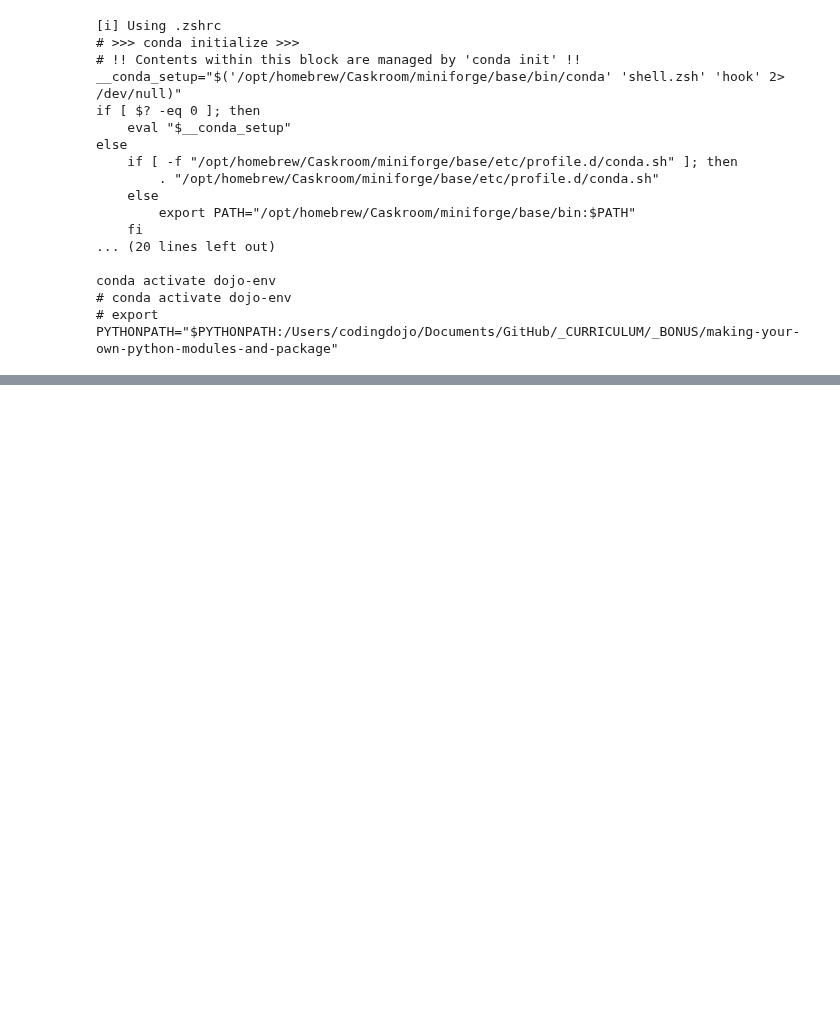
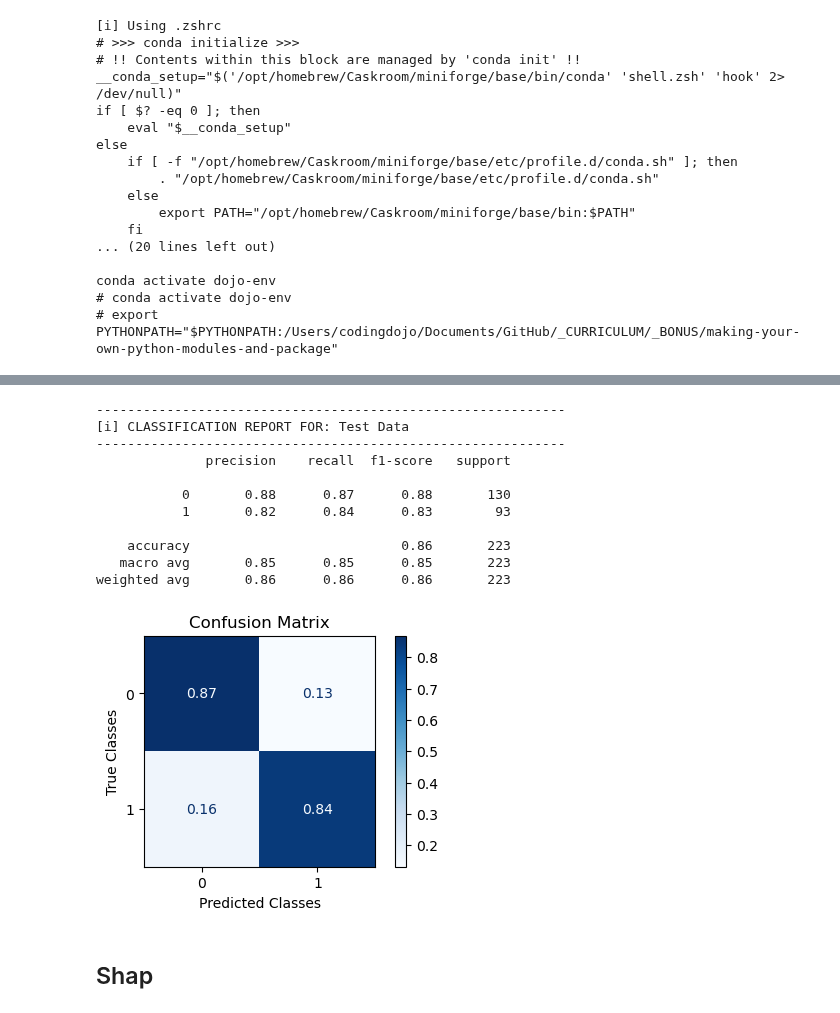
Before and after one commit to coding-dojo-data-science/dojo-env-setup, a Jupyter notebook: EnvironmentTester-py38.ipynb, the cells around one changed output, grey strips where cells are left out. Cells and saved outputs as stored; diff of their text form; code cells hidden in the pictures; blank space fills up the shorter version.

```diff
--- a/EnvironmentTester-py38.ipynb
+++ b/EnvironmentTester-py38.ipynb
@@ -257,0 +397,59 @@ conda activate dojo-env
+# %%
+def evaluate_classification(model,X,y_true, classes=None, normalize='true',
+                            cmap="Blues",  label="Test Data", figsize=(5,3)):
+
+    ## Get Predictions
+    y_pred = model.predict(X)
+
+    ## Classification Report / Scores
+    dashes = '---'*20
+    print(dashes)
+    print(f"[i] CLASSIFICATION REPORT FOR: {label}")
+    print(dashes)
+
+    print(metrics.classification_report(y_true,y_pred,
+                                        target_names=classes))
+    # print(dashes)
+
+
+    ## Plot a confusion matrix
+    fig, ax = plt.subplots(figsize=figsize)
+    metrics.ConfusionMatrixDisplay.from_predictions(y_true,y_pred,
+                                                         normalize=normalize,
+                                                        cmap=cmap,ax=ax)
+#     cm = metrics.confusion_matrix(y_true,y_pred,normalize=normalize,)
+#     # plt.figure(figsize=figsize)
+#     ax = sns.heatmap(cm, annot=True,square=True,cmap=cmap)
+
+    if classes != None:
+        ## Label classes
+        ax.set_xticklabels(classes)
+        ax.set_yticklabels(classes,rotation=0)
+
+    ## Add axis labels & title
+    ax.set_ylabel('True Classes')
+    ax.set_xlabel('Predicted Classes')
+    ax.set_title('Confusion Matrix');
+    plt.show()
+# %%
+import sklearn.metrics as metrics
+
+from sklearn.ensemble import RandomForestClassifier
+rf = RandomForestClassifier()
+rf.fit(X_train_df,y_train)
+evaluate_classification(rf,X_test_df,y_test)
+# %% [output]
+------------------------------------------------------------
+[i] CLASSIFICATION REPORT FOR: Test Data
+------------------------------------------------------------
+              precision    recall  f1-score   support
+
+           0       0.88      0.87      0.88       130
+           1       0.82      0.84      0.83        93
+
+    accuracy                           0.86       223
+   macro avg       0.85      0.85      0.85       223
+weighted avg       0.86      0.86      0.86       223
+[figure, added]
+# %% [markdown]
+## Shap
```
Also changed, not shown: parts of 18 cells of this notebook, 1 other file.
